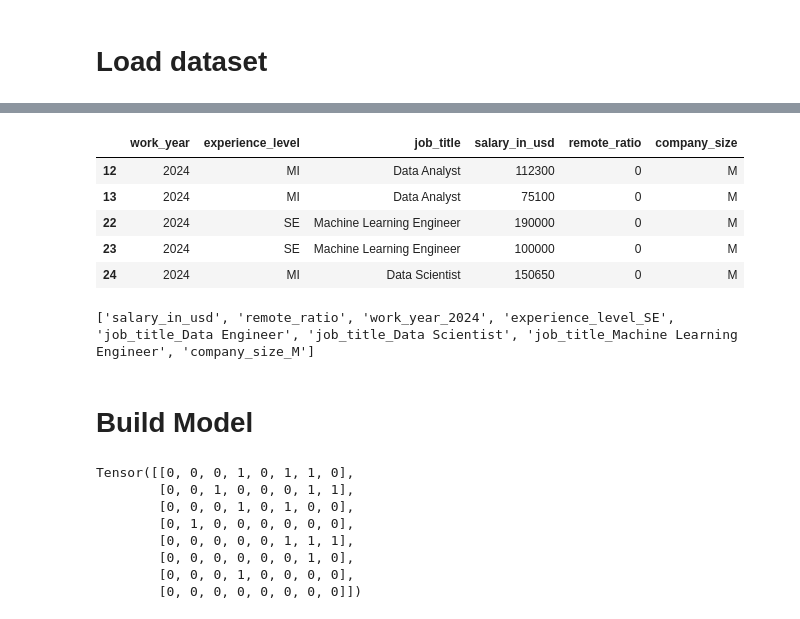
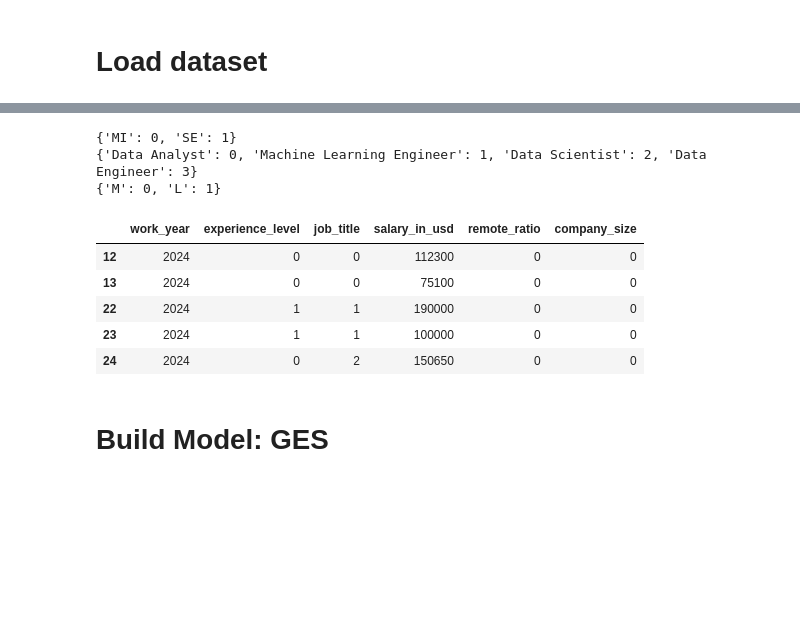
Before and after one commit to fjzs/causal_discovery, a Jupyter notebook: fz.ipynb, the cells around one changed output, grey strips where cells are left out. Cells and saved outputs as stored; diff of their text form; code cells hidden in the pictures; blank space fills up the shorter version.

```diff
--- a/fz.ipynb
+++ b/fz.ipynb
@@ -81,12 +63,27 @@ pd.get_dummies(dataset.job_title)
-# %%
-dataset.head()
-# %% [output]
-|  | work_year | experience_level | job_title | salary_in_usd | remote_ratio | company_size |
-| 12 | 2024 | MI | Data Analyst | 112300 | 0 | M |
-| 13 | 2024 | MI | Data Analyst | 75100 | 0 | M |
-| 22 | 2024 | SE | Machine Learning Engineer | 190000 | 0 | M |
-| 23 | 2024 | SE | Machine Learning Engineer | 100000 | 0 | M |
-| 24 | 2024 | MI | Data Scientist | 150650 | 0 | M |
+# %%
+# To replace string values with numbers
+
+dataset_no_str = dataset.copy()
+columns_to_map = ['experience_level', 'job_title', 'company_size']
+for c in columns_to_map:
+    unique_values = dataset_no_str[c].unique()
+    mapping = {val: index for index, val in enumerate(unique_values)}
+    print(mapping)
+    dataset_no_str[c].replace(mapping, inplace=True)
+
+del columns_to_map, c, unique_values, mapping
+
+dataset_no_str.head()
+# %% [output]
+{'MI': 0, 'SE': 1}
+{'Data Analyst': 0, 'Machine Learning Engineer': 1, 'Data Scientist': 2, 'Data Engineer': 3}
+{'M': 0, 'L': 1}
+|  | work_year | experience_level | job_title | salary_in_usd | remote_ratio | company_size |
+| 12 | 2024 | 0 | 0 | 112300 | 0 | 0 |
+| 13 | 2024 | 0 | 0 | 75100 | 0 | 0 |
+| 22 | 2024 | 1 | 1 | 190000 | 0 | 0 |
+| 23 | 2024 | 1 | 1 | 100000 | 0 | 0 |
+| 24 | 2024 | 0 | 2 | 150650 | 0 | 0 |
 # %%
 # Source: https://stackoverflow.com/questions/37292872/how-can-i-one-hot-encode-in-python
 def encode_and_bind(df: pd.DataFrame, feature: list, drop_first = False) -> pd.DataFrame:
@@ -95,33 +92,13 @@ def encode_and_bind(df: pd.DataFrame, feature: list, drop_first = False) -> pd.D
     result = result.drop([feature], axis=1)
     return result
 
-dataset_encoded = dataset.copy()
-features_to_encode = ['work_year', 'experience_level', 'job_title','company_size']
-for f in features_to_encode:
-    dataset_encoded = encode_and_bind(dataset_encoded, f, drop_first=True)
+# dataset_encoded = dataset.copy()
+# features_to_encode = ['work_year', 'experience_level', 'job_title','company_size']
+# for f in features_to_encode:
+#     dataset_encoded = encode_and_bind(dataset_encoded, f, drop_first=True)
 
-print(list(dataset_encoded.columns))
+# del f, features_to_encode
 
-del f, features_to_encode
+# dataset_encoded.head()
-# %% [output]
-['salary_in_usd', 'remote_ratio', 'work_year_2024', 'experience_level_SE', 'job_title_Data Engineer', 'job_title_Data Scientist', 'job_title_Machine Learning Engineer', 'company_size_M']
 # %% [markdown]
-# Build Model
+# Build Model: GES
-# %%
-# Define array
-dataset_array = dataset_encoded.to_numpy()
-dataset_array.shape
-
-# Structure learning
-pc = PC()
-pc.learn(dataset_array)
-pc.causal_matrix
-# %% [output]
-Tensor([[0, 0, 0, 1, 0, 1, 1, 0],
-        [0, 0, 1, 0, 0, 0, 1, 1],
-        [0, 0, 0, 1, 0, 1, 0, 0],
-        [0, 1, 0, 0, 0, 0, 0, 0],
-        [0, 0, 0, 0, 0, 1, 1, 1],
-        [0, 0, 0, 0, 0, 0, 1, 0],
-        [0, 0, 0, 1, 0, 0, 0, 0],
-        [0, 0, 0, 0, 0, 0, 0, 0]])
```
Also changed, not shown: parts of 11 cells of this notebook.
